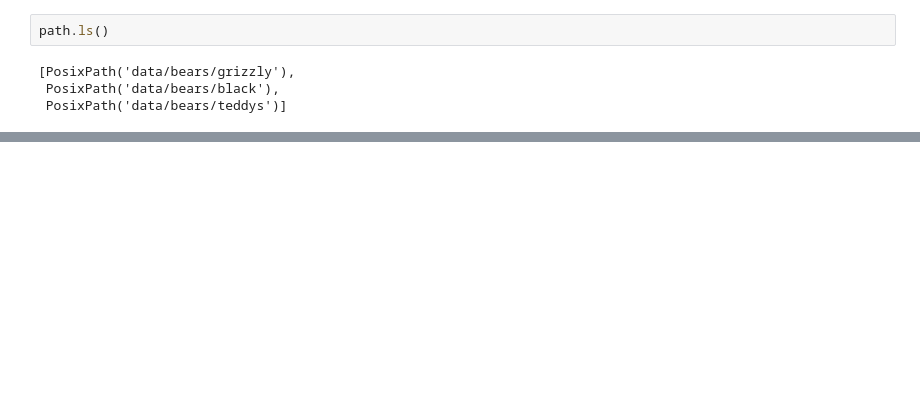
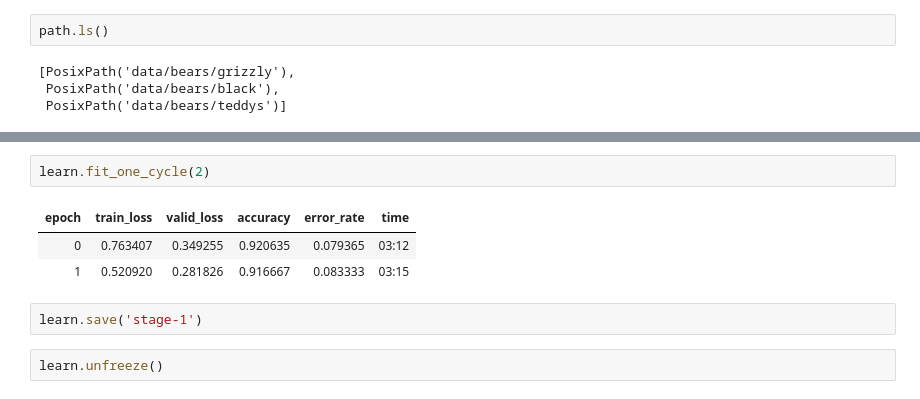
Before and after one commit to joaopedsa/testes-fastai, a Jupyter notebook: teste-fastai2.ipynb, the cells around one changed output, grey strips where cells are left out. Drawn from its saved outputs; the diff is of its cells as text; blank space fills up the shorter version.

```diff
--- a/teste-fastai2.ipynb
+++ b/teste-fastai2.ipynb
@@ -31,0 +77,10 @@ path.ls()
+# %%
+learn.fit_one_cycle(2)
+# %% [output]
+| epoch | train_loss | valid_loss | accuracy | error_rate | time |
+| 0 | 0.763407 | 0.349255 | 0.920635 | 0.079365 | 03:12 |
+| 1 | 0.520920 | 0.281826 | 0.916667 | 0.083333 | 03:15 |
+# %%
+learn.save('stage-1')
+# %%
+learn.unfreeze()
```
Also changed, not shown: parts of 20 cells of this notebook.
